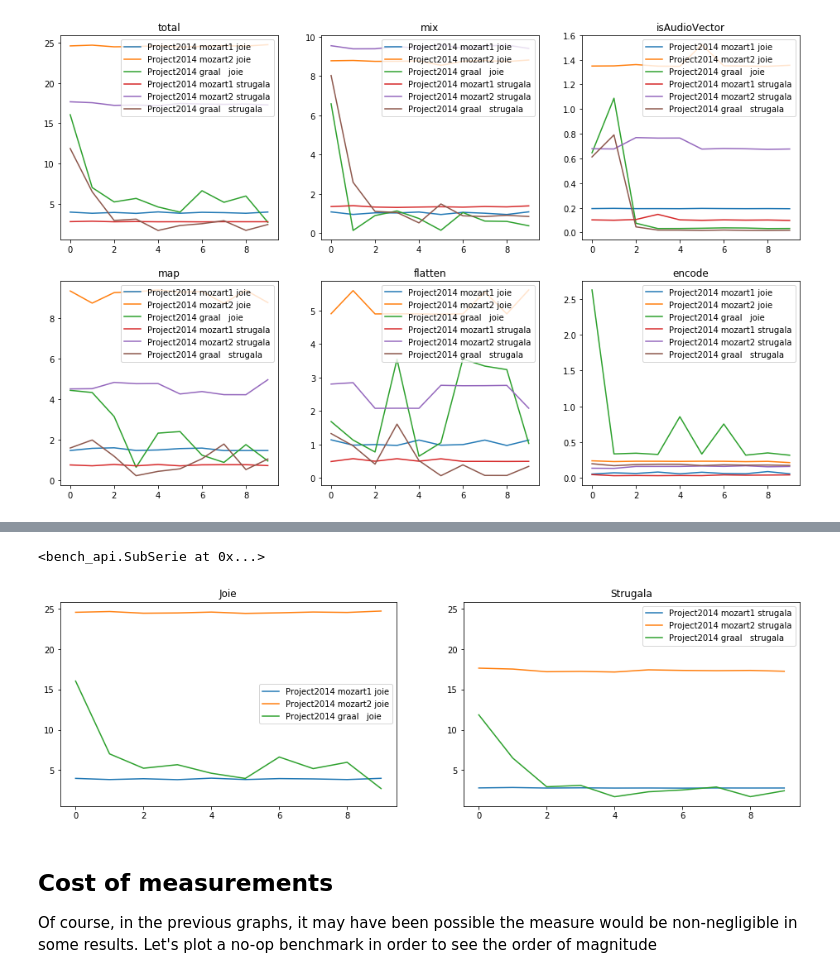
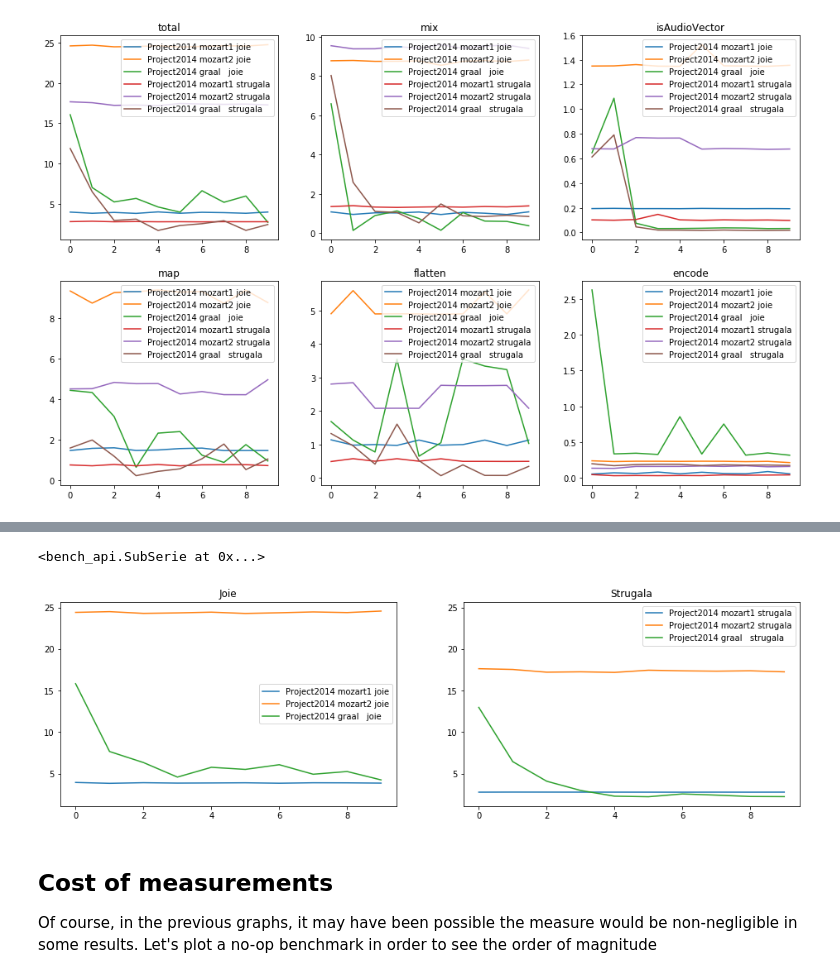
Before and after one commit to mistasse/mozart-graal-benchmarking, a Jupyter notebook: notebook.ipynb, the cells around one changed output, grey strips where cells are left out. Saved outputs shown, nothing was run; the diff lists cells and outputs as text; code cells hidden in the pictures.

```diff
--- a/notebook.ipynb
+++ b/notebook.ipynb
@@ -749,12 +967,12 @@ encode.sub(236, title="encode").plot(yscale=None)
 # %%
 medium()
 print(Serie("project")["total"].sections)
-project = Serie("project", n=range(1))
+project = Serie("general", n=range(5))
 total, mix, isAudio, map_, flatten, encode = project.get(("", "mix", "isAudioVector", "mapped", "flattenned", "encoded"),
-                                                         sections=[0, 1, 2],
+                                                         sections=range(15, 18),
                                                          agg=geomean)
 total2, mix, isAudio, map_, flatten, encode = project.get(("", "mix", "isAudioVector", "mapped", "flattenned", "encoded"),
-                                                         sections=[3, 4, 5],
+                                                         sections=range(18, 21),
                                                          agg=geomean)
 ax = []
 total.sub(221, init_axis=ax, title="Joie").plot(legend=0, yscale=None)
@@ -772,6 +990,6 @@ total2.sub(222, sharey=ax[0], title="Strugala").plot(yscale=None)
 []
 <bench_api.SubSerie at 0x...>
-[figure, old version]
+[figure, new version]
 # %% [markdown]
 ## Cost of measurements
 
```
Also changed, not shown: parts of 9 cells of this notebook, 10 other files.
